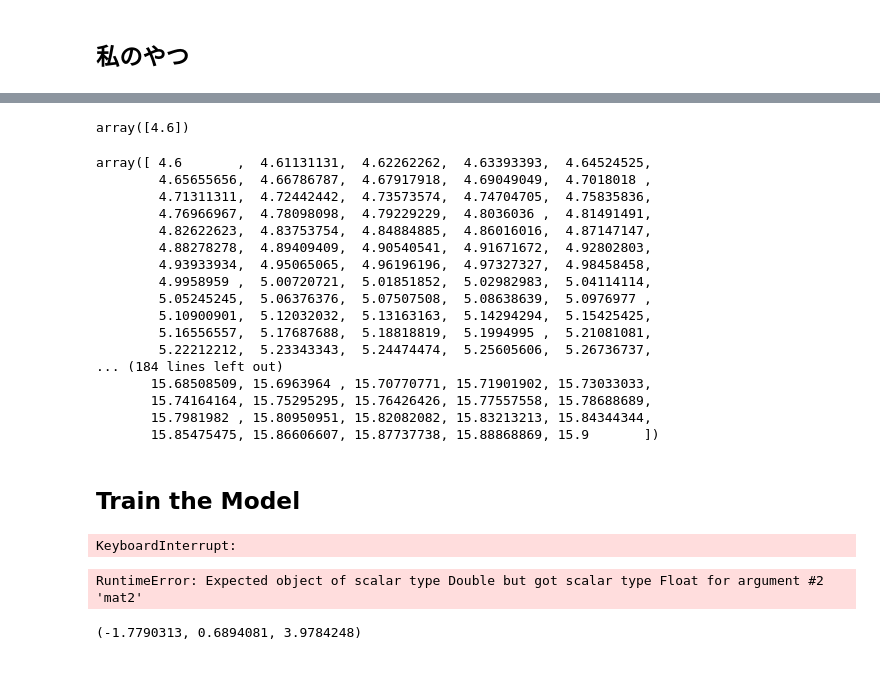
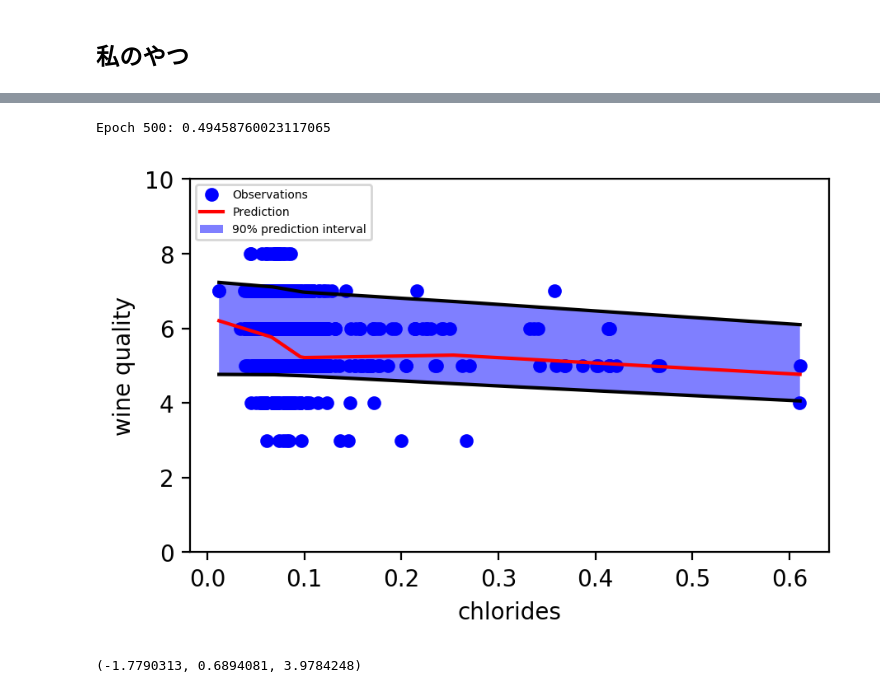
Before and after one commit to ozumin/quantile-regression-nn, a Jupyter notebook: qrnn-book.ipynb, the cells around one changed output, grey strips where cells are left out. Saved outputs shown, nothing was run; the diff lists cells and outputs as text; code cells hidden in the pictures.

Commit message:
[UPDATE] wrnn with wine data

```diff
--- a/qrnn-book.ipynb
+++ b/qrnn-book.ipynb
@@ -206,63 +216,33 @@ array([[7.4],
+# %%
+xx = np.linspace(min(X), max(X),1000, dtype='float32').reshape([1000,1])
 # %%
-epochs = 100
+epochs = 500
 learner.fit(X, y, epochs, batch_size=10)
+# %% [output]
+Epoch 500: 0.49458760023117065
-# %%
-min(X)
-# %% [output]
-array([4.6])
-# %%
-xx = np.linspace(min(X), max(X),1000)
-# %%
-xx
-# %% [output]
-array([ 4.6       ,  4.61131131,  4.62262262,  4.63393393,  4.64524525,
-        4.65655656,  4.66786787,  4.67917918,  4.69049049,  4.7018018 ,
-        4.71311311,  4.72442442,  4.73573574,  4.74704705,  4.75835836,
-        4.76966967,  4.78098098,  4.79229229,  4.8036036 ,  4.81491491,
-        4.82622623,  4.83753754,  4.84884885,  4.86016016,  4.87147147,
-        4.88278278,  4.89409409,  4.90540541,  4.91671672,  4.92802803,
-        4.93933934,  4.95065065,  4.96196196,  4.97327327,  4.98458458,
-        4.9958959 ,  5.00720721,  5.01851852,  5.02982983,  5.04114114,
-        5.05245245,  5.06376376,  5.07507508,  5.08638639,  5.0976977 ,
-        5.10900901,  5.12032032,  5.13163163,  5.14294294,  5.15425425,
-        5.16556557,  5.17687688,  5.18818819,  5.1994995 ,  5.21081081,
-        5.22212212,  5.23343343,  5.24474474,  5.25605606,  5.26736737,
-... (184 lines left out)
-       15.68508509, 15.6963964 , 15.70770771, 15.71901902, 15.73033033,
-       15.74164164, 15.75295295, 15.76426426, 15.77557558, 15.78688689,
-       15.7981982 , 15.80950951, 15.82082082, 15.83213213, 15.84344344,
-       15.85475475, 15.86606607, 15.87737738, 15.88868869, 15.9       ])
-# %% [markdown]
-## Train the Model
-# %%
-# Run training
-epochs = 10000
-learner.fit(X, y, epochs, batch_size=10)
-# %% [output]
-KeyboardInterrupt:
 # %%
 # Make the prediction on the meshed x-axis
 tmp = learner.predict(xx)
 y_lower, y_pred, y_upper = tmp[:, 0], tmp[:, 1], tmp[:, 2]
 
 # Plot the function, the prediction and the 90% confidence interval based on
 # the MSE
-fig = plt.figure()
-plt.plot(xx, f(xx), 'g:', label=u'$f(x) = x\,\sin(x)$')
+fig = plt.figure(figsize=(5,3),dpi=200)
+#plt.plot(xx, f(xx), 'g:', label=u'$f(x) = x\,\sin(x)$')
 plt.plot(X, y, 'b.', markersize=10, label=u'Observations')
 plt.plot(xx, y_pred, 'r-', label=u'Prediction')
 plt.plot(xx, y_upper, 'k-')
 plt.plot(xx, y_lower, 'k-')
 plt.fill(np.concatenate([xx, xx[::-1]]),
          np.concatenate([y_upper, y_lower[::-1]]),
          alpha=.5, fc='b', ec='None', label='90% prediction interval')
-plt.xlabel('$x$')
-plt.ylabel('$f(x)$')
-plt.ylim(-10, 20)
-plt.legend(loc='upper left')
+plt.xlabel('chlorides')
+plt.ylabel('wine quality')
+plt.ylim(0, 10)
+plt.legend(loc='upper left', fontsize=5)
 plt.show()
 # %% [output]
-RuntimeError: Expected object of scalar type Double but got scalar type Float for argument #2 'mat2'
+[figure, added]
 # %%
 predictions = learner.predict(X)
 np.mean(predictions[:, 0]), np.mean(predictions[:, 1]), np.mean(predictions[:, 2])
```
Also changed, not shown: parts of 4 cells of this notebook.
